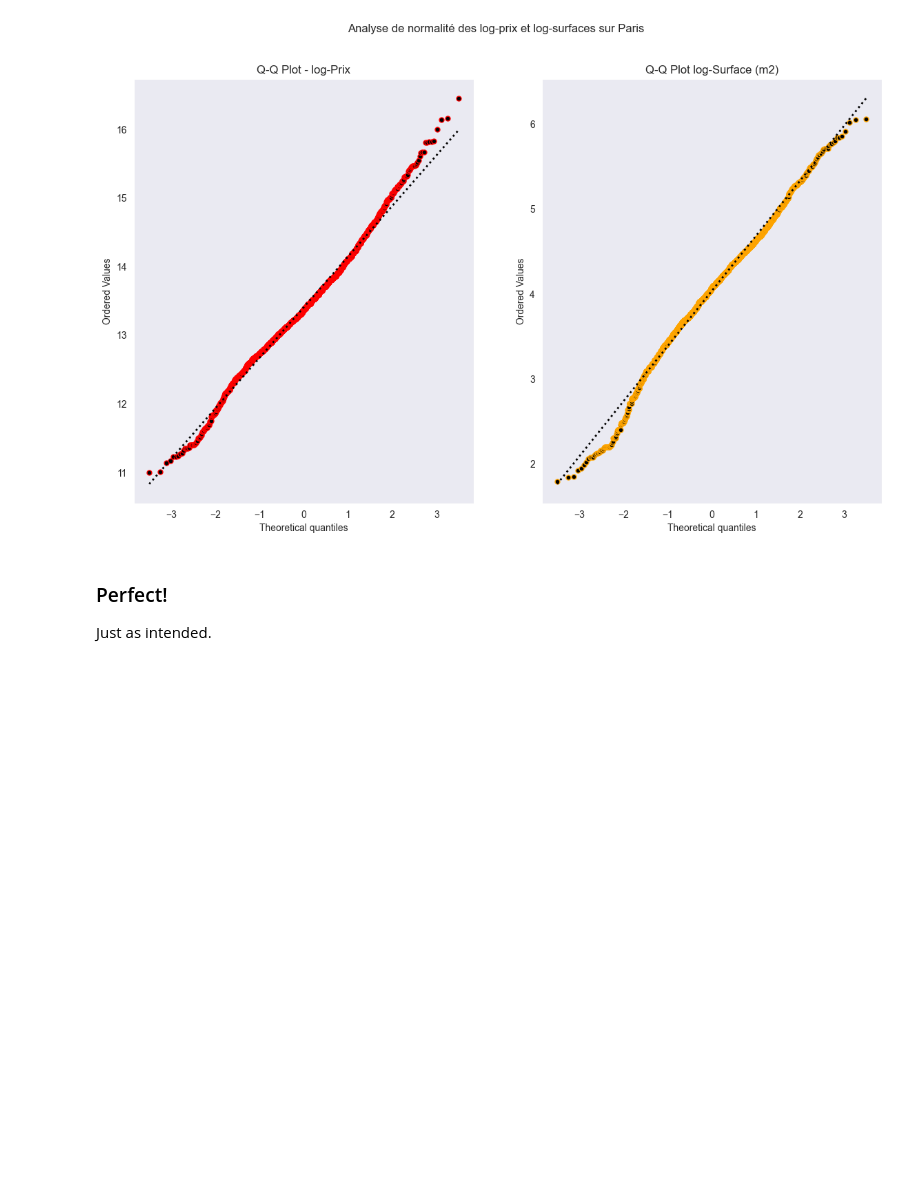
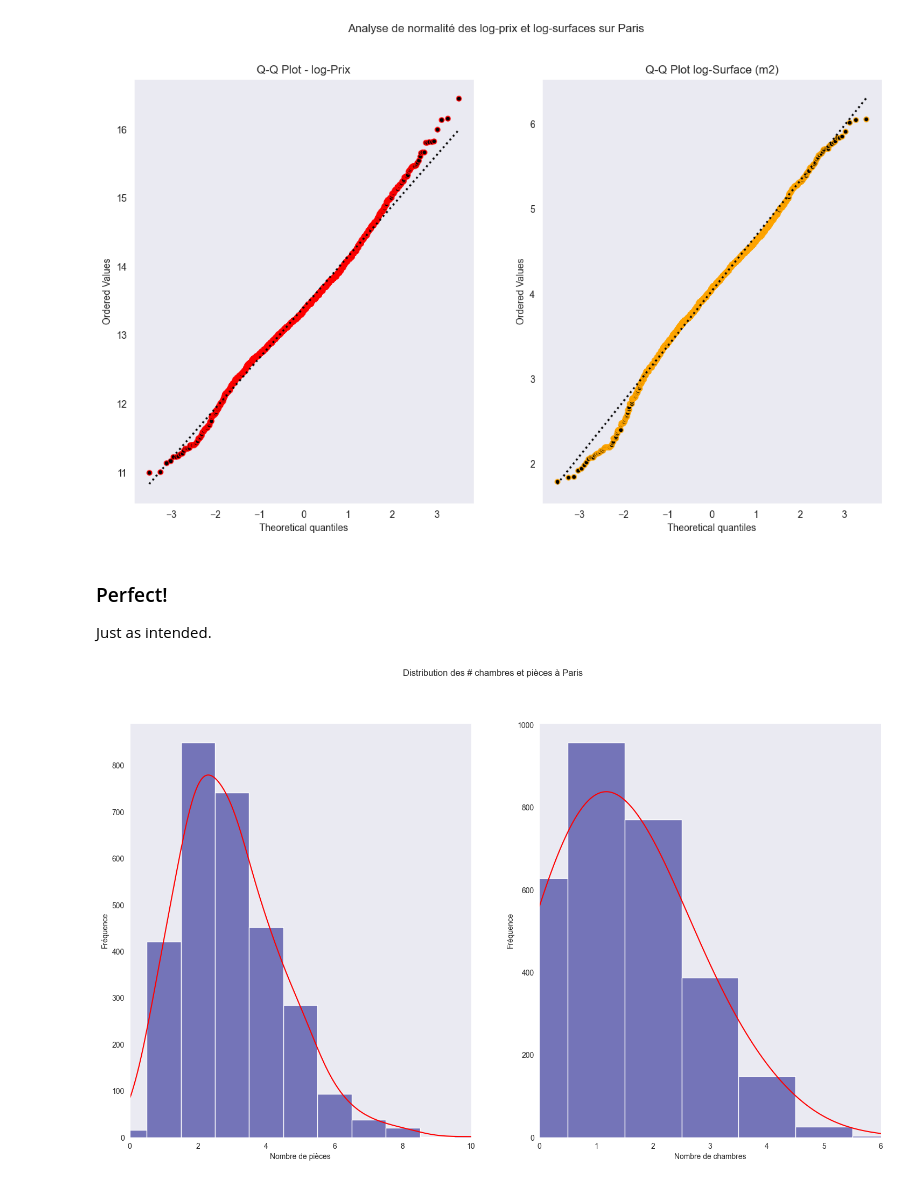
Before and after one commit to NichitaCP/RE, a Jupyter notebook: EDA.ipynb, the cells around one changed output. Cells and saved outputs as stored; diff of their text form; code cells hidden in the pictures; blank space fills up the shorter version.

Commit message:
Paris / Lyon finished. Marseille to go

```diff
--- a/EDA.ipynb
+++ b/EDA.ipynb
@@ -69,15 +69,18 @@ def qq_plotter(data, col_of_interest, distribution, plot_title, plot_style):
     st.probplot(data[col_of_interest], dist=distribution, plot=plt)
     plt.title(plot_title)
 
-def multi_col_hist_plotter(data, numb_cols, fig_sz, col1, col2, bin_widths, bin_colors,
+def multi_col_hist_plotter(data, data2, numb_cols, fig_sz, col1, col2, bin_widths, bin_colors,
                            kdes, ax1_x_label, ax1_y_label, ax1_xlim, ax1_kde_line_color,
-                           ax2_x_label, ax2_y_label, ax2_xlim, ax2_kde_line_color, general_title):
+                           ax2_x_label, ax2_y_label, ax2_xlim, ax2_kde_line_color, general_title,
+                           discrete=(False,False), kde1_kws = None, kde2_kws=None):
     fig, axes = plt.subplots(ncols=numb_cols, figsize=fig_sz)
-    sns.histplot(data=data, x=col1, binwidth=bin_widths[0], kde=kdes[0], ax=axes[0], color=bin_colors[0])
+    sns.histplot(data=data, x=col1, binwidth=bin_widths[0], kde=kdes[0], ax=axes[0],
+                 color=bin_colors[0], discrete=discrete[0], kde_kws=kde1_kws)
     axes[0].set(xlabel=ax1_x_label, ylabel=ax1_y_label)
     axes[0].set_xlim(ax1_xlim)
     axes[0].lines[0].set_color(ax1_kde_line_color)
-    sns.histplot(data=data, x=col2, binwidth=bin_widths[1], kde=kdes[1], ax=axes[1], color=bin_colors[1])
+    sns.histplot(data=data2, x=col2, binwidth=bin_widths[1], kde=kdes[1], ax=axes[1],
+                 color=bin_colors[1], discrete=discrete[1], kde_kws=kde2_kws)
     axes[1].set(xlabel=ax2_x_label, ylabel=ax2_y_label)
     axes[1].set_xlim(ax2_xlim)
     axes[1].lines[0].set_color(ax2_kde_line_color)
@@ -241,3 +229,13 @@ plt.show()
 # %% [markdown]
 ### Perfect!
 Just as intended.
+# %%
+multi_col_hist_plotter(data=df_paris, data2=df_paris, numb_cols=2, fig_sz=(18,10), col1='n_pieces', col2='n_chambres',
+                       bin_widths=(1, 1), bin_colors=('navy', 'navy'), kdes=(True, True),
+                       ax1_x_label='Nombre de pièces', ax1_y_label='Fréquence', ax1_xlim=(0,10),
+                       ax1_kde_line_color='red', ax2_x_label = 'Nombre de chambres', ax2_y_label = 'Fréquence',
+                       ax2_xlim=(0,6), ax2_kde_line_color='red', general_title='Distribution des # chambres et pièces à Paris',
+                       discrete=(True,True), kde1_kws={'bw_adjust':2}, kde2_kws={'bw_adjust':3})
+plt.show()
+# %% [output]
+[figure, added]
```
Also changed, not shown: parts of 43 cells of this notebook.
